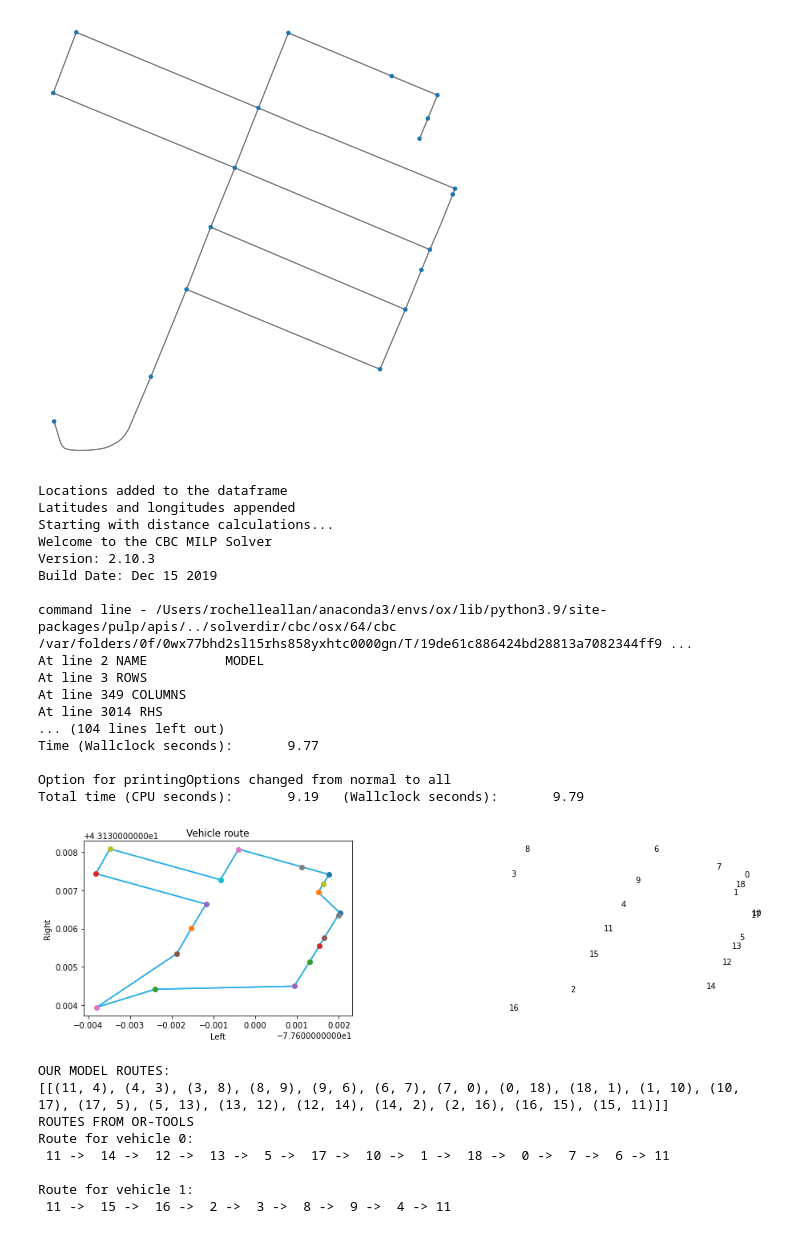
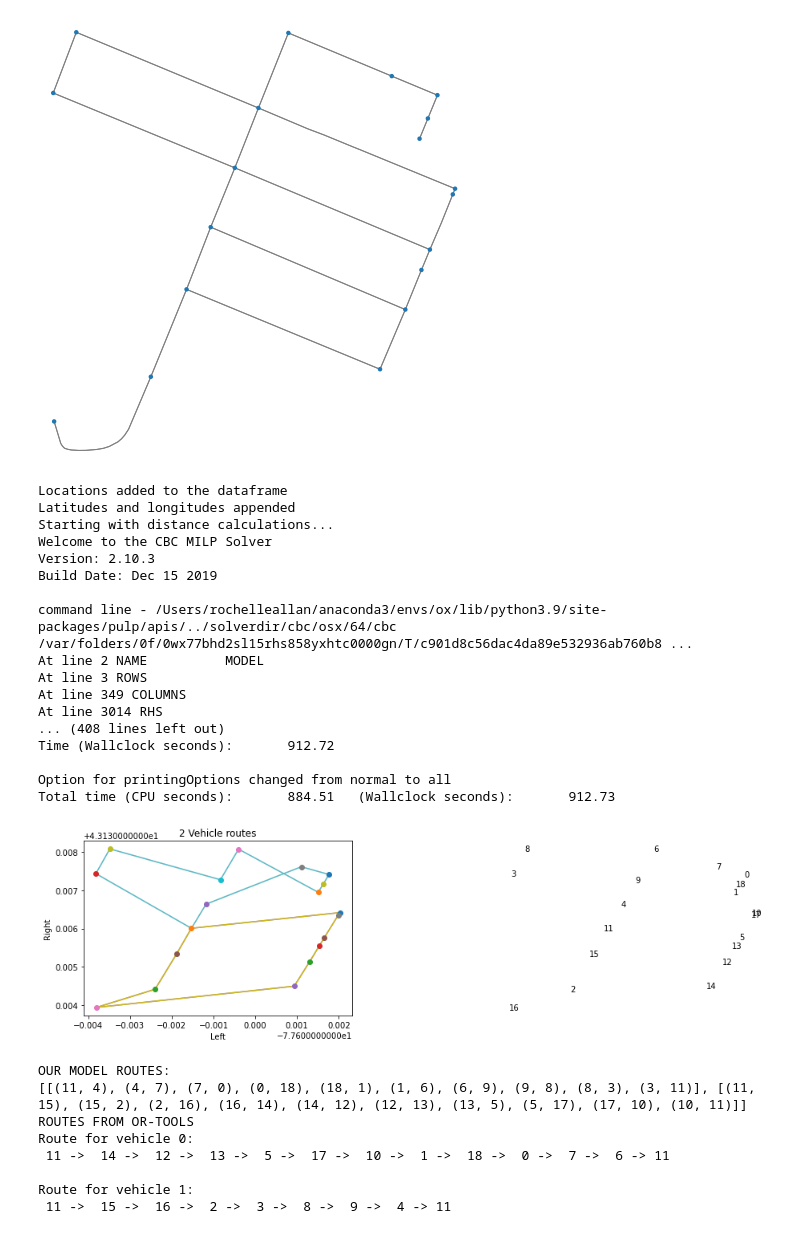
Before and after one commit to Monty2211/Optimal-City-Resource-Deployment-and-Path-Planning-with-Multiple-City-Agencies, a Jupyter notebook: Police-Patrols/Clustering for PolicePatrol-Rochester.ipynb, the cells around one changed output. Saved outputs shown, nothing was run; the diff lists cells and outputs as text; code cells hidden in the pictures.

```diff
--- a/Police-Patrols/Clustering for PolicePatrol-Rochester.ipynb
+++ b/Police-Patrols/Clustering for PolicePatrol-Rochester.ipynb
@@ -76,7 +76,7 @@ distances = dict( ((l1,l2), distance.iloc[l1, l2] ) for l1 in locations for l2 i
 #                                     LP MODEL
 #***************************************************************************************************************************************************************************************************
 ## V:the number vehicles/people deployed
-V = 1
+V = 2
 ## prob: initializing the problem
 prob=LpProblem("vehicle", LpMinimize)
 
@@ -227,40 +227,40 @@ def main():
     distance_dimension.SetGlobalSpanCostCoefficient(100)
 
     # Setting first solution heuristic.
     search_parameters = pywrapcp.DefaultRoutingSearchParameters()
     search_parameters.first_solution_strategy = (
         routing_enums_pb2.FirstSolutionStrategy.PATH_CHEAPEST_ARC)
 
     # Solve the problem.
     solution = routing.SolveWithParameters(search_parameters)
 
     # Print solution on console.
     if solution:
         print_solution(data, manager, routing, solution)
 if __name__ == '__main__':
     main()
 # %% [output]
 [figure]
 Locations added to the dataframe
 Latitudes and longitudes appended
 Starting with distance calculations...
 Welcome to the CBC MILP Solver
 Version: 2.10.3
 Build Date: Dec 15 2019
 
-command line - /Users/rochelleallan/anaconda3/envs/ox/lib/python3.9/site-packages/pulp/apis/../solverdir/cbc/osx/64/cbc /var/folders/0f/0wx77bhd2sl15rhs858yxhtc0000gn/T/19de61c886424bd28813a7082344ff9 ...
+command line - /Users/rochelleallan/anaconda3/envs/ox/lib/python3.9/site-packages/pulp/apis/../solverdir/cbc/osx/64/cbc /var/folders/0f/0wx77bhd2sl15rhs858yxhtc0000gn/T/c901d8c56dac4da89e532936ab760b8 ...
 At line 2 NAME          MODEL
 At line 3 ROWS
 At line 349 COLUMNS
 At line 3014 RHS
-... (104 lines left out)
-Time (Wallclock seconds):       9.77
+... (408 lines left out)
+Time (Wallclock seconds):       912.72
 
 Option for printingOptions changed from normal to all
-Total time (CPU seconds):       9.19   (Wallclock seconds):       9.79
+Total time (CPU seconds):       884.51   (Wallclock seconds):       912.73
-[figure, old version]
+[figure, new version]
 OUR MODEL ROUTES:
-[[(11, 4), (4, 3), (3, 8), (8, 9), (9, 6), (6, 7), (7, 0), (0, 18), (18, 1), (1, 10), (10, 17), (17, 5), (5, 13), (13, 12), (12, 14), (14, 2), (2, 16), (16, 15), (15, 11)]]
+[[(11, 4), (4, 7), (7, 0), (0, 18), (18, 1), (1, 6), (6, 9), (9, 8), (8, 3), (3, 11)], [(11, 15), (15, 2), (2, 16), (16, 14), (14, 12), (12, 13), (13, 5), (5, 17), (17, 10), (10, 11)]]
 ROUTES FROM OR-TOOLS
 Route for vehicle 0:
  11 ->  14 ->  12 ->  13 ->  5 ->  17 ->  10 ->  1 ->  18 ->  0 ->  7 ->  6 -> 11
```
Also changed, not shown: parts of 2 cells of this notebook.
